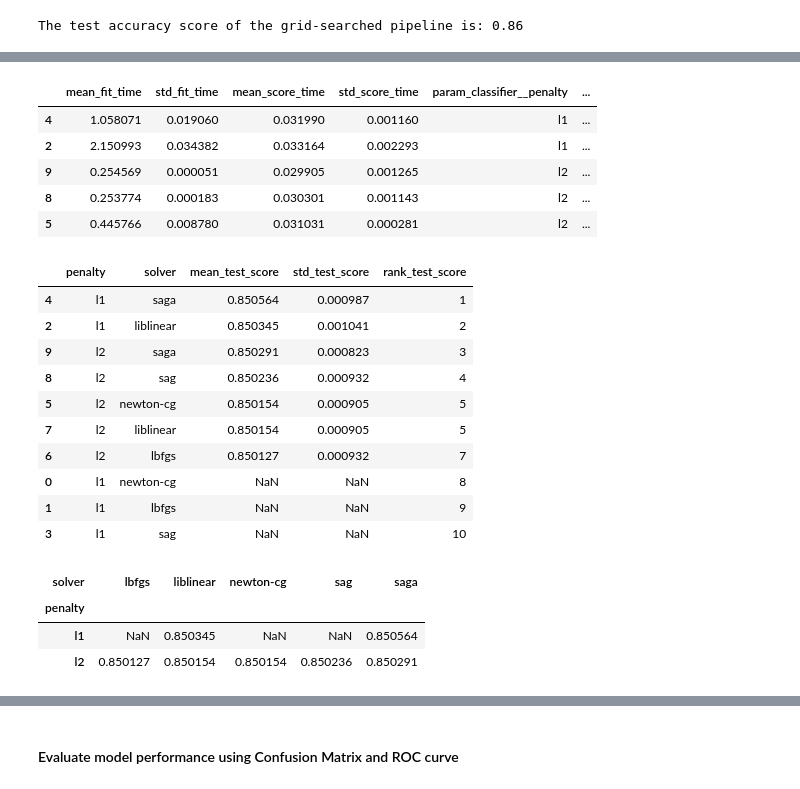
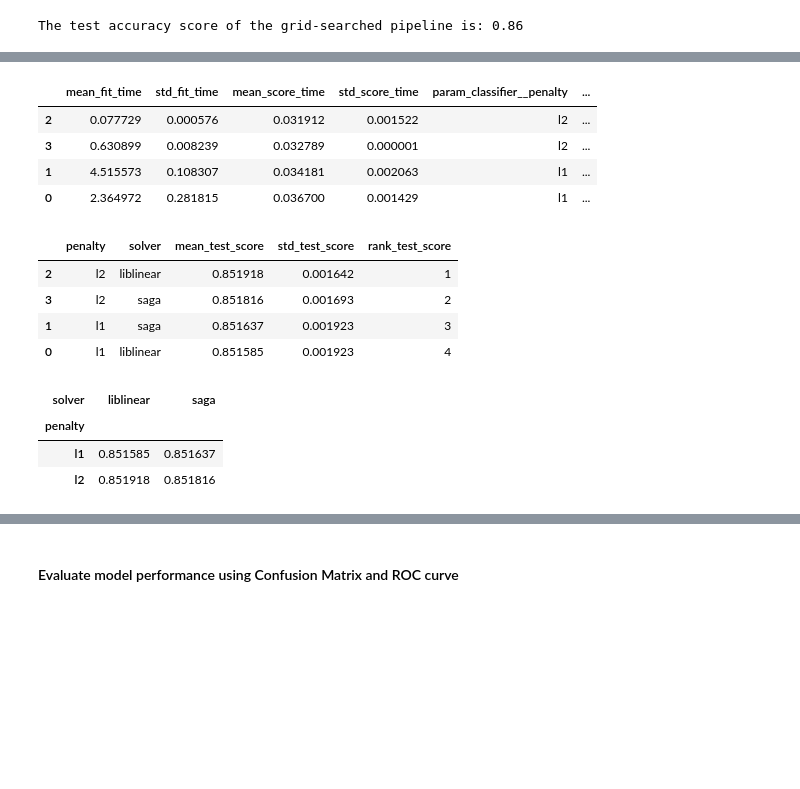
Before and after one commit to wq2021/Machine_learning_with_sklearn, a Jupyter notebook: ML_project.ipynb, the cells around one changed output, grey strips where cells are left out. Saved outputs shown, nothing was run; the diff lists cells and outputs as text; code cells hidden in the pictures; blank space fills up the shorter version.

```diff
--- a/ML_project.ipynb
+++ b/ML_project.ipynb
@@ -496,6 +522,6 @@ The dataset will be split it into a training and testing sets. The reason is whe
 # %%
 from sklearn.model_selection import train_test_split
-data_train, data_test, target_train, target_test = train_test_split(data, target, random_state=42, test_size=0.25, shuffle=True)
+data_train, data_test, target_train, target_test = train_test_split(data, target, random_state=42, test_size=0.2, shuffle=True)
 # %% [markdown]
 #### Create ML Pipeline
 
@@ -634,12 +705,13 @@ from sklearn.pipeline import Pipeline
 
 param_grid = {
     'classifier__penalty': ['l1', 'l2'],
-    'classifier__solver': ['newton-cg', 'lbfgs', 'liblinear', 'sag', 'saga']}
+    'classifier__solver': ['liblinear', 'saga']
+    }
 
 model = Pipeline([
     ("preprocessor", preprocessor),
-    ("classifier",
-     LogisticRegression(random_state=42))])
+    ("classifier", classifier_lr)
+    ])
 
 model_grid_search = GridSearchCV(model, param_grid=param_grid, n_jobs=2, cv=2)
 model_grid_search.fit(data_train, target_train)
@@ -694,48 +749,41 @@ The best set of parameters is: {'classifier__penalty': 'l1', 'classifier__solver
 # %%
-cv_results = pd.DataFrame(model_grid_search.cv_results_).sort_values(
+grid_search_cv_results = pd.DataFrame(model_grid_search.cv_results_).sort_values(
     "mean_test_score", ascending=False)
-cv_results.head()
+grid_search_cv_results.head()
 # %% [output]
 |  | mean_fit_time | std_fit_time | mean_score_time | std_score_time | param_classifier__penalty | ... |
-| 4 | 1.058071 | 0.019060 | 0.031990 | 0.001160 | l1 | ... |
-| 2 | 2.150993 | 0.034382 | 0.033164 | 0.002293 | l1 | ... |
-| 9 | 0.254569 | 0.000051 | 0.029905 | 0.001265 | l2 | ... |
-| 8 | 0.253774 | 0.000183 | 0.030301 | 0.001143 | l2 | ... |
-| 5 | 0.445766 | 0.008780 | 0.031031 | 0.000281 | l2 | ... |
+| 2 | 0.077729 | 0.000576 | 0.031912 | 0.001522 | l2 | ... |
+| 3 | 0.630899 | 0.008239 | 0.032789 | 0.000001 | l2 | ... |
+| 1 | 4.515573 | 0.108307 | 0.034181 | 0.002063 | l1 | ... |
+| 0 | 2.364972 | 0.281815 | 0.036700 | 0.001429 | l1 | ... |
 # %%
 # get the parameter names
 column_results = [f"param_{name}" for name in param_grid.keys()]
 column_results += [
     "mean_test_score", "std_test_score", "rank_test_score"]
-cv_results = cv_results[column_results]
+grid_search_cv_results = grid_search_cv_results[column_results]
 
 def shorten_param(param_name):
     if "__" in param_name:
         return param_name.rsplit("__", 1)[1]
     return param_name
 
-cv_results = cv_results.rename(shorten_param, axis=1)
-cv_results
+grid_search_cv_results = grid_search_cv_results.rename(shorten_param, axis=1)
+grid_search_cv_results
 # %% [output]
 |  | penalty | solver | mean_test_score | std_test_score | rank_test_score |
-| 4 | l1 | saga | 0.850564 | 0.000987 | 1 |
-| 2 | l1 | liblinear | 0.850345 | 0.001041 | 2 |
-| 9 | l2 | saga | 0.850291 | 0.000823 | 3 |
-| 8 | l2 | sag | 0.850236 | 0.000932 | 4 |
-| 5 | l2 | newton-cg | 0.850154 | 0.000905 | 5 |
-| 7 | l2 | liblinear | 0.850154 | 0.000905 | 5 |
-| 6 | l2 | lbfgs | 0.850127 | 0.000932 | 7 |
-| 0 | l1 | newton-cg | NaN | NaN | 8 |
-| 1 | l1 | lbfgs | NaN | NaN | 9 |
-| 3 | l1 | sag | NaN | NaN | 10 |
+| 2 | l2 | liblinear | 0.851918 | 0.001642 | 1 |
+| 3 | l2 | saga | 0.851816 | 0.001693 | 2 |
+| 1 | l1 | saga | 0.851637 | 0.001923 | 3 |
+| 0 | l1 | liblinear | 0.851585 | 0.001923 | 4 |
 # %%
-pivoted_cv_results = cv_results.pivot_table(
+pivoted_cv_results = grid_search_cv_results.pivot_table(
     values="mean_test_score", index=["penalty"],
     columns=["solver"])
 pivoted_cv_results
 # %% [output]
-| solver | lbfgs | liblinear | newton-cg | sag | saga |
-| penalty |  |  |  |  |  |
-| l1 | NaN | 0.850345 | NaN | NaN | 0.850564 |
-| l2 | 0.850127 | 0.850154 | 0.850154 | 0.850236 | 0.850291 |
+| solver | liblinear | saga |
+| penalty |  |  |
+| l1 | 0.851585 | 0.851637 |
+| l2 | 0.851918 | 0.851816 |
 # %%
```
Also changed, not shown: parts of 44 cells of this notebook.
